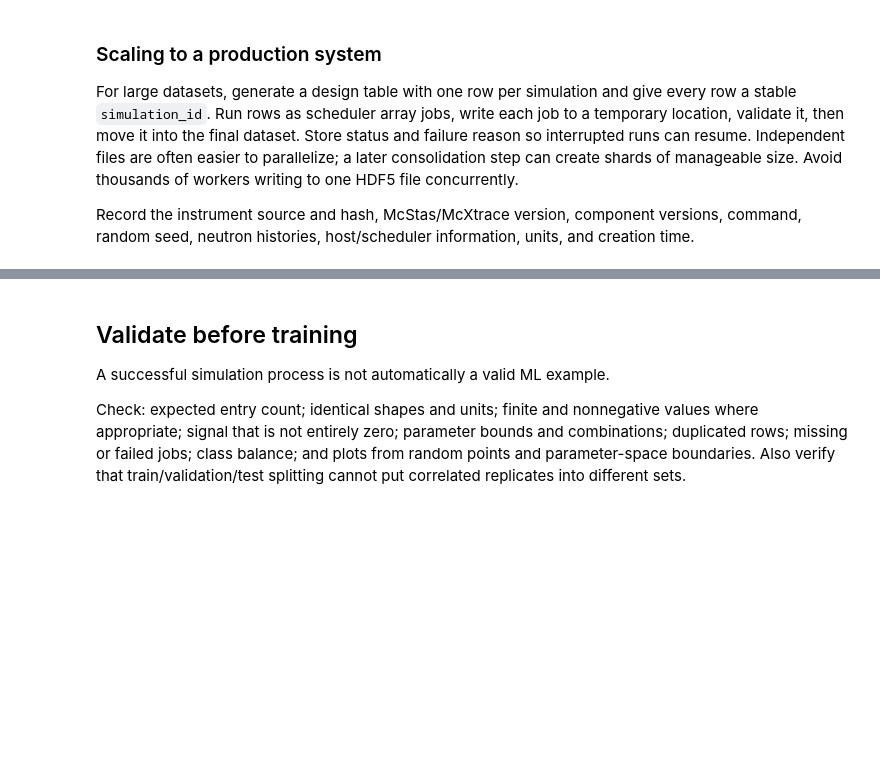
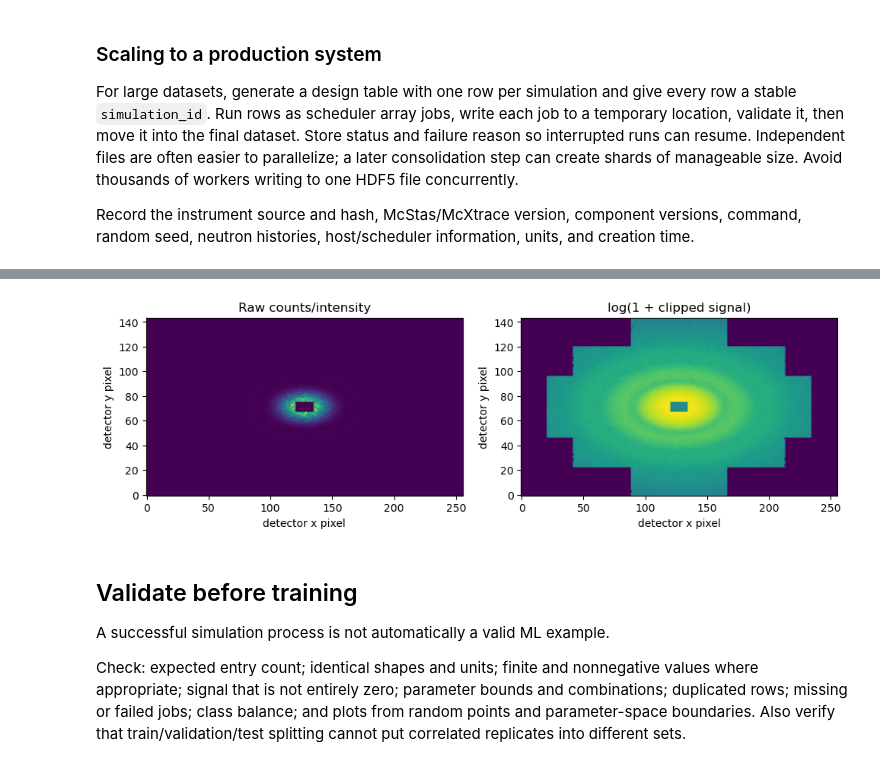
Before and after one commit to mccode-dev/PaNRAID, a Jupyter notebook: 22_September_Tuesday/05_afternoon_data_generation/01_dataset_generation.ipynb, the cells around one changed output, grey strips where cells are left out. Drawn from its saved outputs; the diff is of its cells as text; code cells hidden in the pictures; blank space fills up the shorter version.

Commit message:
modify dataset generation example

```diff
--- a/22_September_Tuesday/05_afternoon_data_generation/01_dataset_generation.ipynb
+++ b/22_September_Tuesday/05_afternoon_data_generation/01_dataset_generation.ipynb
@@ -326,9 +483,27 @@ def scalar_value(dataset):
     except (TypeError, ValueError):
         return value
 
-h5_files = sorted(ROOT.glob('*/mccode.h5'))
-print(f'Found {len(h5_files)} NeXus files')
-for path in h5_files:
-    with h5py.File(path, 'r') as h5:
-        names = entry_names(h5)
-        print(f'{path.parent.name:45s} {len(names):4d} entries')
+smoke_nexus_path = smoke_run_dir / 'mccode.h5'
+if not smoke_nexus_path.is_file():
+    raise FileNotFoundError(
+        f'{smoke_nexus_path} was not found. Run the smoke-test cell above first.'
+    )
+
+h5_files = [smoke_nexus_path]
+with h5py.File(smoke_nexus_path, 'r') as h5:
+    names = entry_names(h5)
+    print(f'File: {smoke_nexus_path}')
+    print(f'NeXus entries: {names}')
+    print('Schema:')
+
+    def print_schema(name, obj):
+        if isinstance(obj, h5py.Dataset):
+            print(f'  /{name}  dataset shape={obj.shape} dtype={obj.dtype}')
+        else:
+            nx_class = obj.attrs.get('NX_class', '')
+            if isinstance(nx_class, bytes):
+                nx_class = nx_class.decode()
+            suffix = f' [{nx_class}]' if nx_class else ''
+            print(f'  /{name}/  group{suffix}')
+
+    h5.visititems(print_schema)
@@ -344,10 +537,7 @@ def describe_entry(path, entry_name='entry1'):
         }
     return params, signals
 
-example_path = next(
-    (p for p in h5_files if 'kws_sphere_' in p.parent.name),
-    h5_files[0],
-)
+example_path = smoke_nexus_path
 parameters, signals = describe_entry(example_path)
 print('File:', example_path)
 print('Parameters:', parameters)
@@ -355,25 +549,28 @@ print('Signals:', signals)
 # %%
 def find_2d_signal(entry):
     candidates = []
     for name, group in entry['data'].items():
         if isinstance(group, h5py.Group) and 'data' in group and group['data'].ndim == 2:
             candidates.append(f'data/{name}/data')
     if len(candidates) != 1:
         raise ValueError(f'Expected one 2-D detector signal, found {candidates}')
     return candidates[0]
 
 with h5py.File(example_path, 'r') as h5:
     first = h5[entry_names(h5)[0]]
     signal_path = find_2d_signal(first)
     image = np.asarray(first[signal_path], dtype=np.float32)
 
 fig, axes = plt.subplots(1, 2, figsize=(10, 4))
 axes[0].imshow(image, origin='lower')
 axes[0].set_title('Raw counts/intensity')
 axes[1].imshow(np.log1p(np.clip(image, 0, None)), origin='lower')
 axes[1].set_title('log(1 + clipped signal)')
-for ax in axes: ax.set(xlabel='detector x pixel', ylabel='detector y pixel')
+for ax in axes:
+    ax.set(xlabel='detector x pixel', ylabel='detector y pixel')
 plt.tight_layout()
+# %% [output]
+[figure, added]
 # %% [markdown]
 ## Validate before training
 
```
Also changed, not shown: parts of 28 cells of this notebook, 1 other file.
